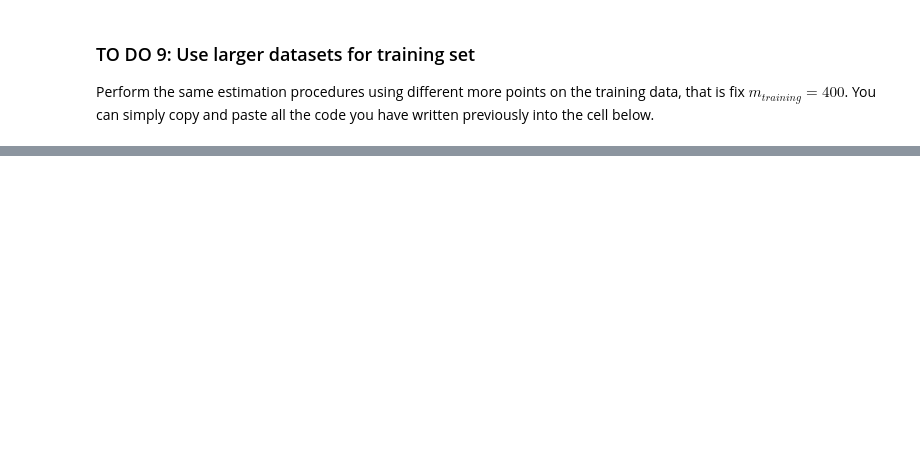
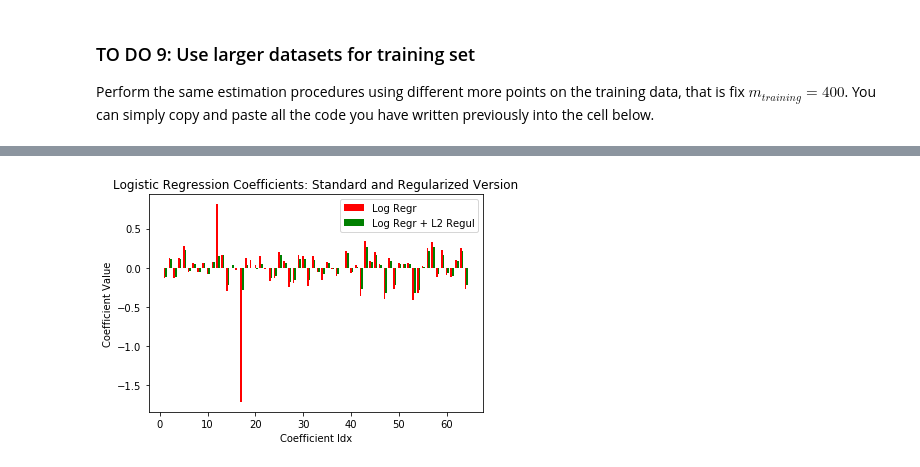
Before and after one commit to mastrovalentz/Labo, a Jupyter notebook: Regularized Classification on Student Alcohol Dataset.ipynb, the cells around one changed output, grey strips where cells are left out. Drawn from its saved outputs; the diff is of its cells as text; code cells hidden in the pictures; blank space fills up the shorter version.

```diff
--- a/Regularized Classification on Student Alcohol Dataset.ipynb
+++ b/Regularized Classification on Student Alcohol Dataset.ipynb
@@ -522,0 +541,95 @@ Perform the same estimation procedures using different more points on the traini
+# %%
+import pandas as pd
+import numpy as np
+%matplotlib inline
+import matplotlib.pyplot as plt
+
+from sklearn.model_selection import train_test_split
+m = np.shape(X)[0]
+permutation = np.random.permutation(m)
+X = X[permutation]
+Y = Y[permutation]
+m_training = 400 #  # use 100 samples for training + validation...
+m_test = m-m_training # and the rest for testing
+X_training, X_test, Y_training, Y_test = train_test_split(X, Y, test_size =float(m_test)/float(m), random_state = IDnumber)
+m_training = X_training.shape[0]
+m_test = X_test.shape[0]
+
+from sklearn import preprocessing
+X = X.astype(np.float64) #standard scaler works with double precision data
+X_training = X_training.astype(np.float64)
+X_test = X_test.astype(np.float64)
+scaler = preprocessing.StandardScaler().fit(X)
+X_training = scaler.transform(X_training)
+X_test = scaler.transform(X_test)
+
+from sklearn import linear_model
+reg = linear_model.LogisticRegressionCV(Cs=[100000000], solver='newton-cg',cv=10, penalty='l2')
+reg.fit(X_training, Y_training)
+CV_accuracies = np.divide(np.sum(reg.scores_[1],axis=0),10)
+reg_best_CV_accuracy = max(reg.scores_[1])
+
+reg_full = linear_model.LogisticRegression(C=10000000)
+reg_full.fit(X_training, Y_training)
+reg_coef = reg_full.coef_.reshape(reg_full.coef_.shape[1],)
+
+from sklearn import metrics
+Y_training_prediction_LR = reg_full.predict(X_training)
+Y_test_prediction_LR = reg_full.predict(X_test)
+
+
+RegL2 = linear_model.LogisticRegressionCV(cv=10, penalty='l2', Cs=[10**x for x in range (-10,10)])
+RegL2.fit(X_training, Y_training)
+CV_accuracies = RegL2.scores_
+RegL2_best_CV_accuracy = np.max(RegL2.scores_[1])
+bestC=RegL2.C_[0] #if i plug in directly return error
+BestRegL2 = linear_model.LogisticRegression( penalty='l2', C=bestC)
+BestRegL2.fit(X_training, Y_training)
+
+
+print("Non regularized coefficients :",  reg_full.coef_ )
+print("L2 regularized coefficients  :",  BestRegL2.coef_ )
+
+print("Non regularized Intercept: {}".format( reg_full.intercept_ ))
+print("L2 Regularized Intercept:  {}".format( BestRegL2.intercept_ ))
+
+regL2_full_coef = BestRegL2.coef_.reshape(BestRegL2.coef_.shape[1],)
+ind = np.arange(1,len(reg_coef)+1)  # the x locations for the groups
+width = 0.35       # the width of the bars
+fig, ax = plt.subplots()
+rects1 = ax.bar(ind, reg_coef, width, color='r')
+rects2 = ax.bar(ind + width, regL2_full_coef, width, color='g')
+ax.legend((rects1[0], rects2[0]), ('Log Regr', 'Log Regr + L2 Regul'))
+plt.xlabel('Coefficient Idx')
+plt.ylabel('Coefficient Value')
+plt.title('Logistic Regression Coefficients: Standard and Regularized Version')
+plt.show()
+
+Y_training_prediction_LR_L2 = BestRegL2.predict(X_training)
+Y_test_prediction_LR_L2 = BestRegL2.predict(X_test)
+
+print("Regularized L2 regression")
+print("Training Accuracy:", metrics.accuracy_score(Y_training, Y_training_prediction_LR_L2))
+print("Test Accuracy:",metrics.accuracy_score(Y_test, Y_test_prediction_LR_L2))
+
+
+print("below 1e0  coef:    ",len(reg_full.coef_[abs(BestRegL2.coef_)<1e0]))
+print("below 1e-1 coef:    ",len(reg_full.coef_[abs(BestRegL2.coef_)<1e-1]))
+print("below 1e-2 coef:    ",len(reg_full.coef_[abs(BestRegL2.coef_)<1e-2]))
+print("below 1e-3 coef:    ",len(reg_full.coef_[abs(BestRegL2.coef_)<1e-3]))
+
+print("Non regularized regression")
+Y_training_prediction_LR = reg_full.predict(X_training)
+Y_test_prediction_LR = reg_full.predict(X_test)
+print("Training Accuracy:", metrics.accuracy_score(Y_training, Y_training_prediction_LR))
+print("Test Accuracy:",metrics.accuracy_score(Y_test, Y_test_prediction_LR))
+
+print("below 1e0  coef:    ",len(reg_full.coef_[abs(reg_full.coef_)<1e0]))
+print("below 1e-1 coef:    ",len(reg_full.coef_[abs(reg_full.coef_)<1e-1]))
+print("below 1e-2 coef:    ",len(reg_full.coef_[abs(reg_full.coef_)<1e-2]))
+print("below 1e-3 coef:    ",len(reg_full.coef_[abs(reg_full.coef_)<1e-3]))
+
+print("Percenta difference in score:")
+print("training :", 100*(metrics.accuracy_score(Y_training, Y_training_prediction_LR)-metrics.accuracy_score(Y_training, Y_training_prediction_LR_L2))/metrics.accuracy_score(Y_training, Y_training_prediction_LR), "%" )
+print("test     :", 100*(metrics.accuracy_score(Y_test, Y_test_prediction_LR)-metrics.accuracy_score(Y_test, Y_test_prediction_LR_L2))/metrics.accuracy_score(Y_test, Y_test_prediction_LR), "%" )
+# %% [output]
@@ -522,0 +653 @@ Perform the same estimation procedures using different more points on the traini
+[figure, added]
```
Also changed, not shown: parts of 12 cells of this notebook.
